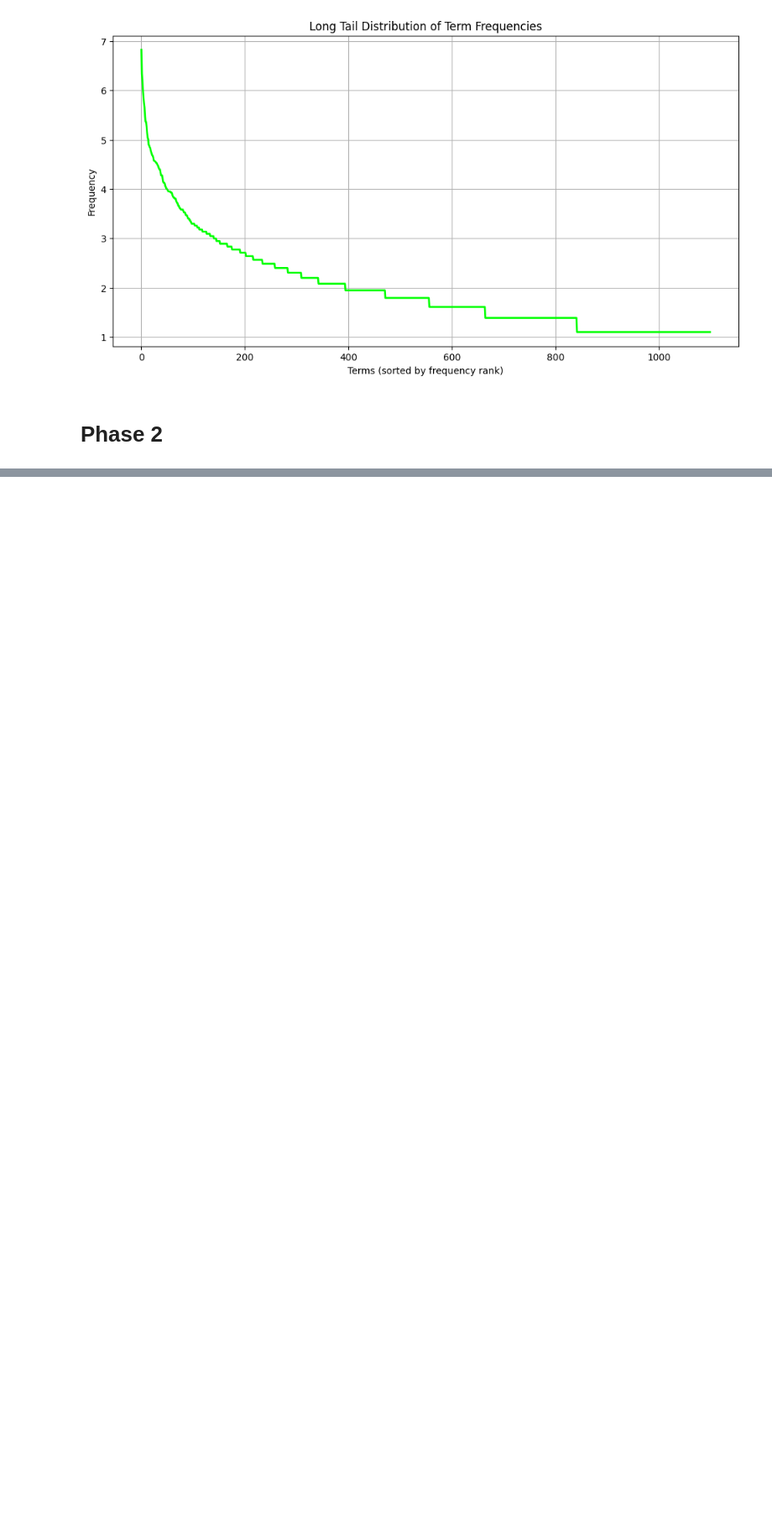
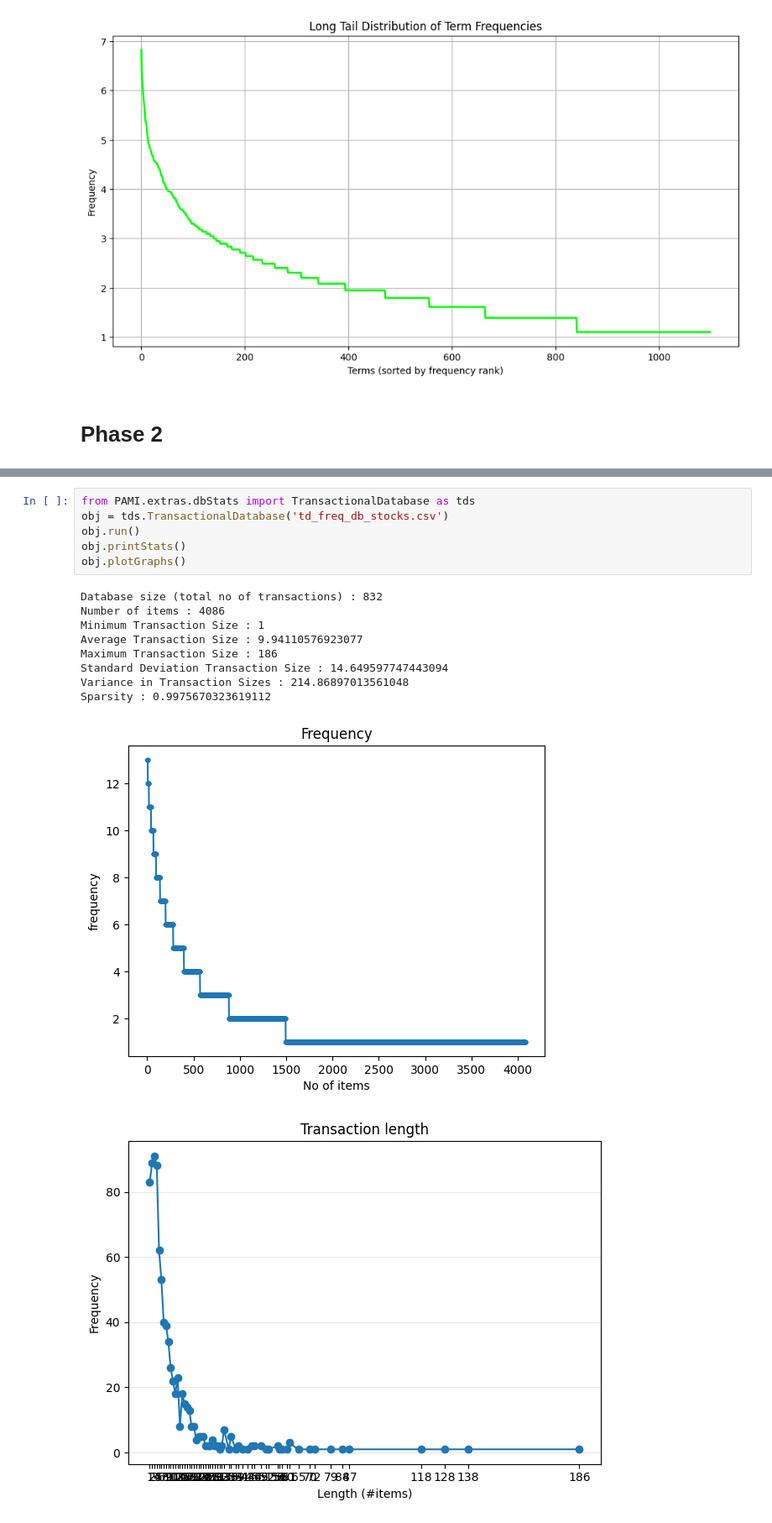
Before and after one commit to ElmaLee168/DM2025-Lab1-Exercise, a Jupyter notebook: DM2025-Lab1-Homework.ipynb, the cells around one changed output, grey strips where cells are left out. Shown: that part at 84% size. Drawn from its saved outputs; the diff is of its cells as text; blank space fills up the shorter version.

```diff
--- a/DM2025-Lab1-Homework.ipynb
+++ b/DM2025-Lab1-Homework.ipynb
@@ -468,0 +613,17 @@ plt.show()
+# %%
+from PAMI.extras.dbStats import TransactionalDatabase as tds
+obj = tds.TransactionalDatabase('td_freq_db_stocks.csv')
+obj.run()
+obj.printStats()
+obj.plotGraphs()
+# %% [output]
+Database size (total no of transactions) : 832
+Number of items : 4086
+Minimum Transaction Size : 1
+Average Transaction Size : 9.94110576923077
+Maximum Transaction Size : 186
+Standard Deviation Transaction Size : 14.649597747443094
+Variance in Transaction Sizes : 214.86897013561048
+Sparsity : 0.9975670323619112
+[figure, added]
+[figure, added]
```
Also changed, not shown: parts of 24 cells of this notebook, 1 other file.
